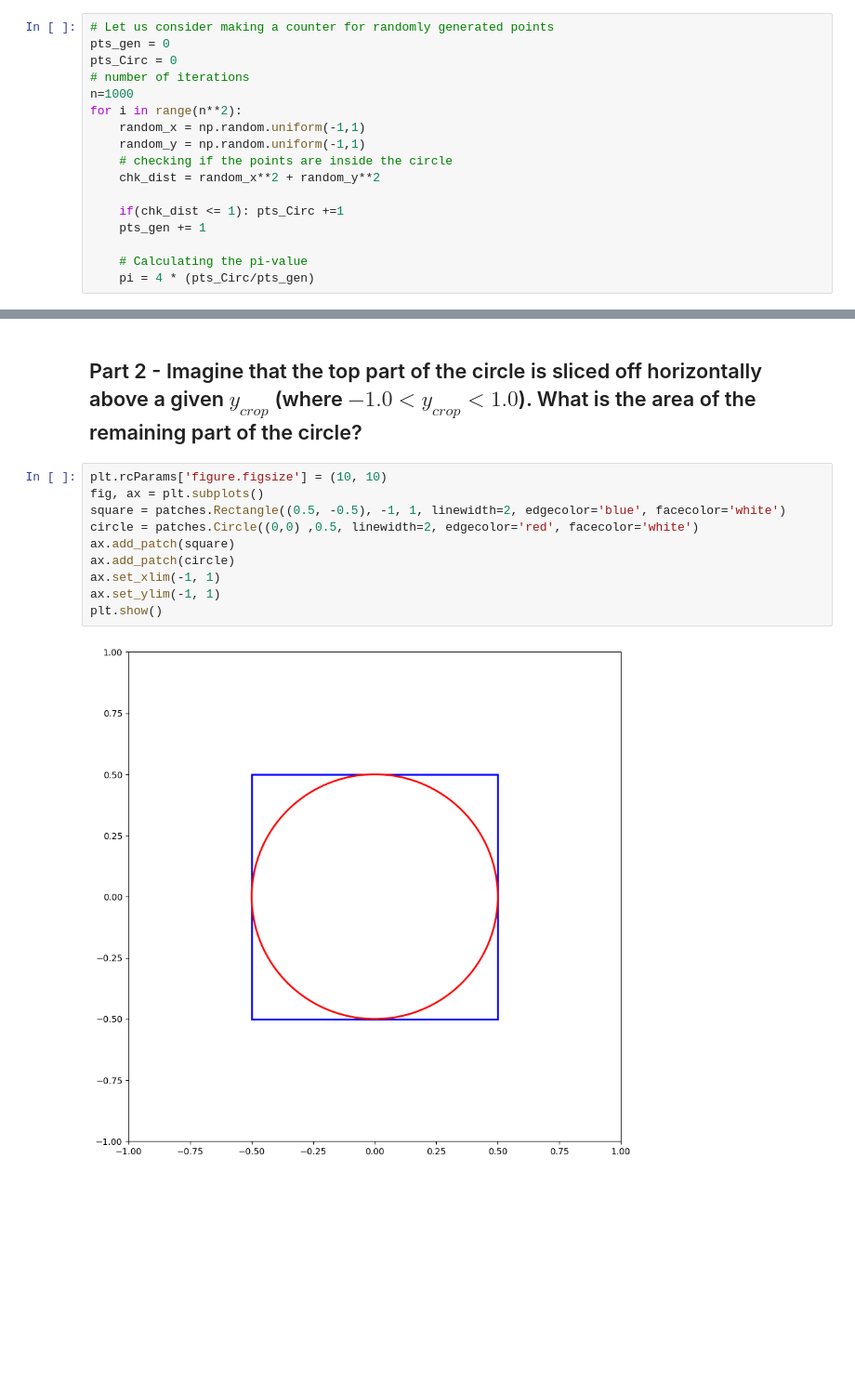
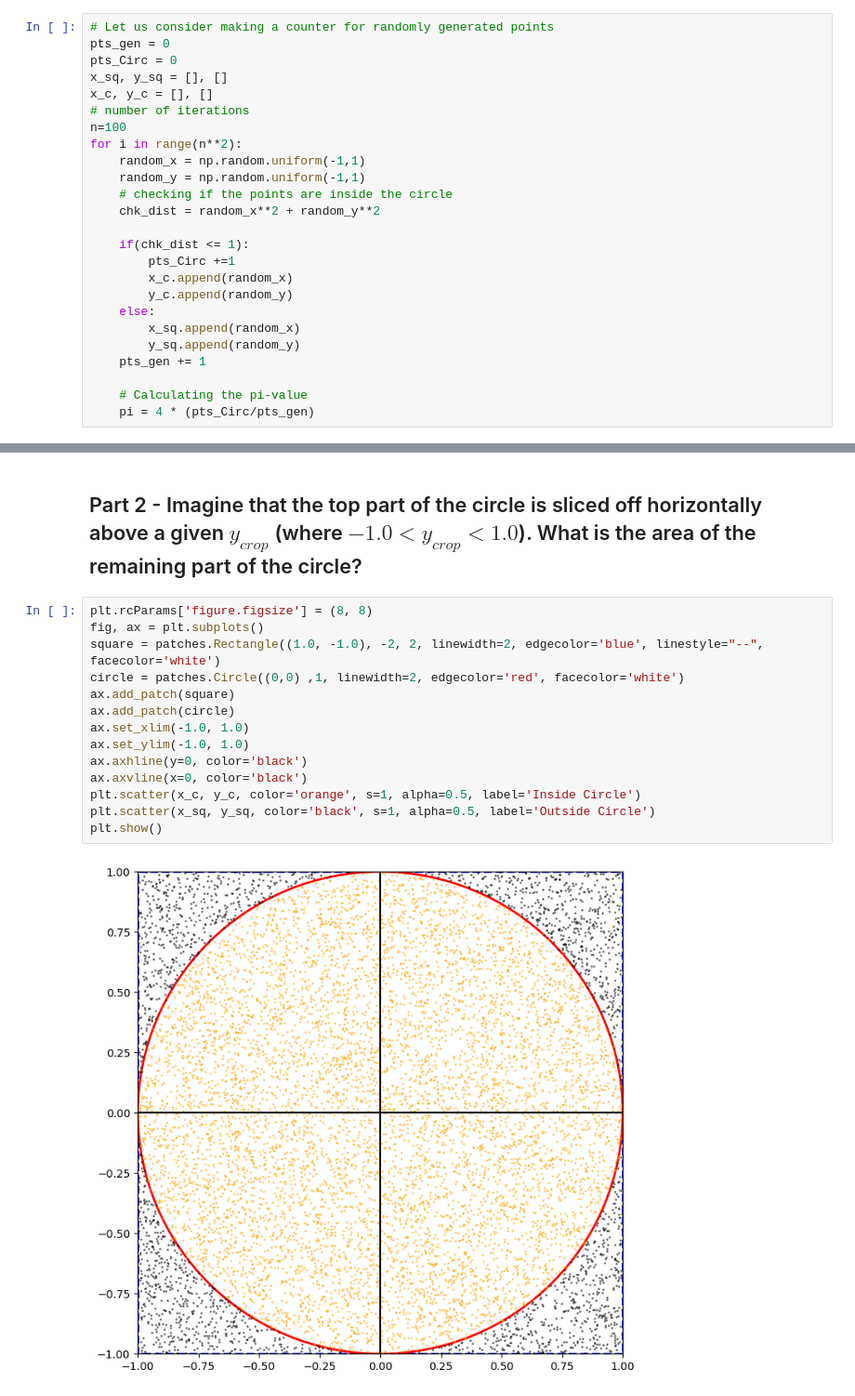
Before and after one commit to xondikoi03/061-hsf-india-202506-xondikoi03, a Jupyter notebook: Intermediate/107-MCPi.ipynb, the cells around one changed output, grey strips where cells are left out. Shown at 93% size. Cells and saved outputs as stored; diff of their text form; blank space fills up the shorter version.

```diff
--- a/Intermediate/107-MCPi.ipynb
+++ b/Intermediate/107-MCPi.ipynb
@@ -8,15 +8,23 @@ import matplotlib.patches as patches
 # Let us consider making a counter for randomly generated points
 pts_gen = 0
 pts_Circ = 0
+x_sq, y_sq = [], []
+x_c, y_c = [], []
 # number of iterations
-n=1000
+n=100
 for i in range(n**2):
     random_x = np.random.uniform(-1,1)
     random_y = np.random.uniform(-1,1)
     # checking if the points are inside the circle
     chk_dist = random_x**2 + random_y**2
 
-    if(chk_dist <= 1): pts_Circ +=1
+    if(chk_dist <= 1):
+        pts_Circ +=1
+        x_c.append(random_x)
+        y_c.append(random_y)
+    else:
+        x_sq.append(random_x)
+        y_sq.append(random_y)
     pts_gen += 1
 
     # Calculating the pi-value
@@ -28,14 +36,18 @@ The estimated value of pi is: 3.14128
 # %% [markdown]
 ## Part 2 - Imagine that the top part of the circle is sliced off horizontally above a given $y_{crop}$ (where $-1.0<y_{crop}<1.0$). What is the area of the remaining part of the circle?
 # %%
-plt.rcParams['figure.figsize'] = (10, 10)
+plt.rcParams['figure.figsize'] = (8, 8)
 fig, ax = plt.subplots()
-square = patches.Rectangle((0.5, -0.5), -1, 1, linewidth=2, edgecolor='blue', facecolor='white')
-circle = patches.Circle((0,0) ,0.5, linewidth=2, edgecolor='red', facecolor='white')
+square = patches.Rectangle((1.0, -1.0), -2, 2, linewidth=2, edgecolor='blue', linestyle="--", facecolor='white')
+circle = patches.Circle((0,0) ,1, linewidth=2, edgecolor='red', facecolor='white')
 ax.add_patch(square)
 ax.add_patch(circle)
-ax.set_xlim(-1, 1)
-ax.set_ylim(-1, 1)
+ax.set_xlim(-1.0, 1.0)
+ax.set_ylim(-1.0, 1.0)
+ax.axhline(y=0, color='black')
+ax.axvline(x=0, color='black')
+plt.scatter(x_c, y_c, color='orange', s=1, alpha=0.5, label='Inside Circle')
+plt.scatter(x_sq, y_sq, color='black', s=1, alpha=0.5, label='Outside Circle')
 plt.show()
 # %% [output]
-[figure, old version]
+[figure, new version]
```
Also changed, not shown: parts of 2 cells of this notebook.
